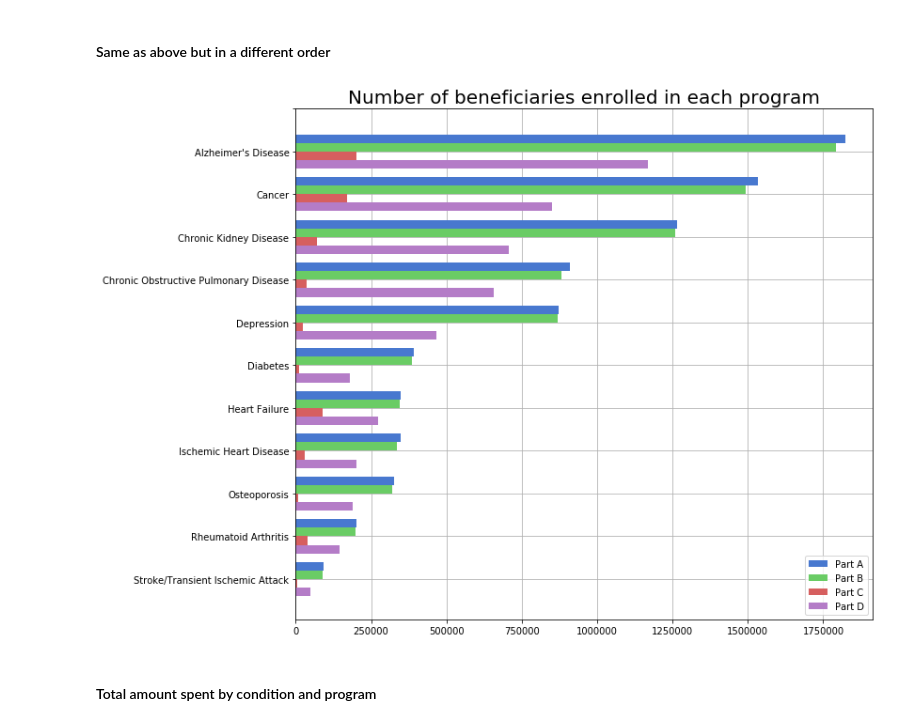
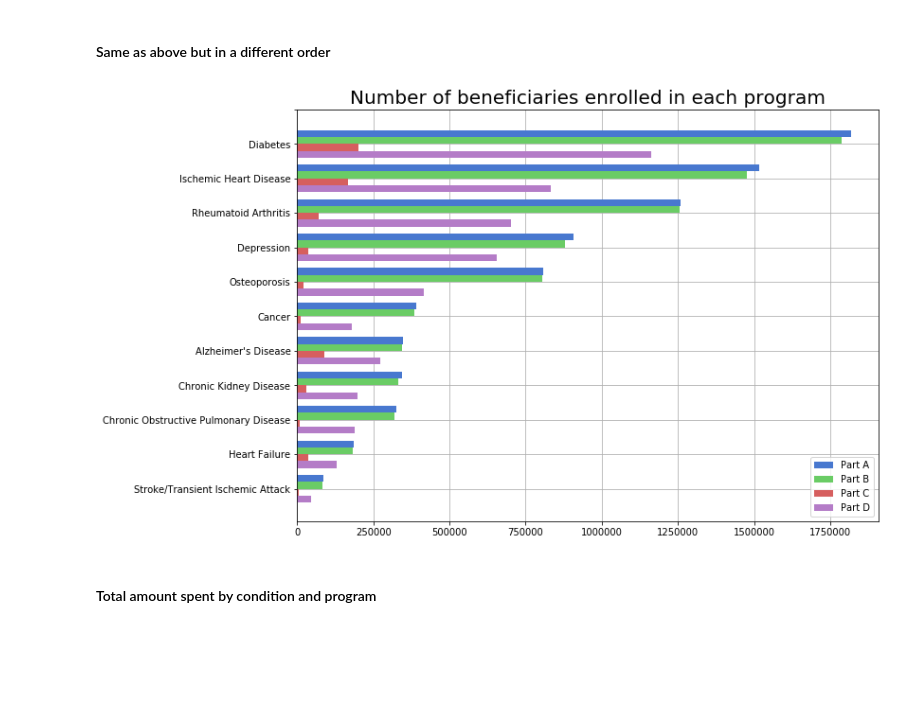
Before and after one commit to ektylr/Nov17Examples, a Jupyter notebook: hca204/Assignment_4_group.ipynb, the cells around one changed output. Saved outputs shown, nothing was run; the diff lists cells and outputs as text; code cells hidden in the pictures; blank space fills up the shorter version.

```diff
--- a/hca204/Assignment_4_group.ipynb
+++ b/hca204/Assignment_4_group.ipynb
@@ -20,27 +45,8 @@ print(chron_conditions)
 # %%
-# Columns for total spent for each profile
-
-df['A_tot_pay']      = df['BENE_COUNT_PA_EQ_12'] * df['AVE_PA_PAY_PA_EQ_12']
-df['A_tot_IP']       = df['BENE_COUNT_PA_EQ_12'] * df['AVE_IP_PAY_PA_EQ_12']
-df['A_tot_IP_adm']   = df['BENE_COUNT_PA_EQ_12'] * df['AVE_IP_ADM_PA_EQ_12']
-df['A_tot_SNF']      = df['BENE_COUNT_PA_EQ_12'] * df['AVE_SNF_PAY_PA_EQ_12']
-df['A_tot_SNF_days'] = df['BENE_COUNT_PA_EQ_12'] * df['AVE_SNF_DAYS_PA_EQ_12']
-df['A_tot_other']    = df['BENE_COUNT_PA_EQ_12'] * df['AVE_OTH_PAY_PA_EQ_12']
-
-df['B_tot_pay']    = df['BENE_COUNT_PB_EQ_12'] * df['AVE_PB_PAY_PB_EQ_12']
-df['B_tot_CA']     = df['BENE_COUNT_PB_EQ_12'] * df['AVE_CA_PAY_PB_EQ_12']
-df['B_tot_CA_vis'] = df['BENE_COUNT_PB_EQ_12'] * df['AVE_CA_VST_PB_EQ_12']
-df['B_tot_OP']     = df['BENE_COUNT_PB_EQ_12'] * df['AVE_OP_PAY_PB_EQ_12']
-df['B_tot_OP_vis'] = df['BENE_COUNT_PB_EQ_12'] * df['AVE_OP_VST_PB_EQ_12']
-df['B_tot_other']  = df['BENE_COUNT_PB_EQ_12'] * df['AVE_OTH_PAY_PB_EQ_12']
-
-df['D_tot_cost'] = df['BENE_COUNT_PD_EQ_12'] * df['AVE_PDE_CST_PD_EQ_12']
-df['D_tot_rx']   = df['BENE_COUNT_PD_EQ_12'] * df['AVE_PDE_PD_EQ_12']
-
-
 # Column for people with no conditions
 df['CC_NONE'] = 0.
 df.loc[
+    (df.CC_2_OR_MORE == 0.) &
     (df.CC_ALZHDMTA == 0.) &
     (df.CC_CANCER == 0.)   &
     (df.CC_CHF == 0.)      &
@@ -57,11 +63,7 @@ df.loc[
 ## _____________________________________________________________________________
 def get_df(df, chroncon, excl=True):
 
-    if chroncon == 'CC_NONE':
-        df_ = df[df[chroncon] == 1.]
-        return df_
-
-    # only keep rows where condition IS present - also drops suppressed
+    # Only keep rows where condition IS present - also drops suppressed
     df_ = df[df[chroncon] == 1.]
 
     if excl:
@@ -69,7 +71,8 @@ def get_df(df, chroncon, excl=True):
         for xc in chron_conditions:
             if xc in [chroncon, 'CC_NONE']: continue
             df_ = df_.drop(df_[df_[xc] == 1.].index)
-
+            df_ = df_.dropna() # drops rows where ANY column is missing
+    print(chroncon, df_.shape[0])
     return df_
 # %%
 ## _____________________________________________________________________________
@@ -324,6 +294,2 @@ avg_num_rx_part_D = []
 # %% [markdown]
 # Start here!
-# %%
-numbers1 = build_numbers(df, excl=True)
-for x in reversed(chron_conditions):
-    print_numbers(x, numbers1)
@@ -396,36 +437,38 @@ order = [
     'CC_STRKETIA',
     'CC_CHF',
     'CC_COPD',
     'CC_CHRNKIDN',
     'CC_ALZHDMTA',
     'CC_CANCER',
     'CC_OSTEOPRS',
     'CC_DEPRESSN',
     'CC_RA_OA',
     'CC_ISCHMCHT',
     'CC_DIABETES',
 ]
 
+names = [ var_map[x] for x in order ]
+
 part_a_ordered = [ numbers1[x]['part_A']['num_benes'] for x in order ]
 part_b_ordered = [ numbers1[x]['part_B']['num_benes'] for x in order ]
 part_c_ordered = [ numbers1[x]['part_C']['num_benes'] for x in order ]
 part_d_ordered = [ numbers1[x]['part_D']['num_benes'] for x in order ]
 
-fig, ax = plt.subplots(1,1,figsize=(11,10));
+fig, ax = plt.subplots(1,1,figsize=(11,8));
 
 p1 = plt.barh(idx[:-1] + 0.3, part_a_ordered, height = 0.2)
 p2 = plt.barh(idx[:-1] + 0.1, part_b_ordered, height = 0.2)
 p3 = plt.barh(idx[:-1] - 0.1, part_c_ordered, height = 0.2)
 p4 = plt.barh(idx[:-1] - 0.3, part_d_ordered, height = 0.2)
 
 ax.grid();
 
 plt.title('Number of beneficiaries enrolled in each program', fontsize=20)
-plt.yticks(idx, con_labels[1:])
+plt.yticks(idx, names)
 plt.legend((p1[0], p2[0], p3[0], p4[0]), ('Part A', 'Part B', 'Part C', 'Part D'))
 plt.show();
 # %% [output]
-[figure, old version]
+[figure, new version]
 # %% [markdown]
 #### Total amount spent by condition and program
 # %%
```
Also changed, not shown: parts of 17 cells of this notebook.
